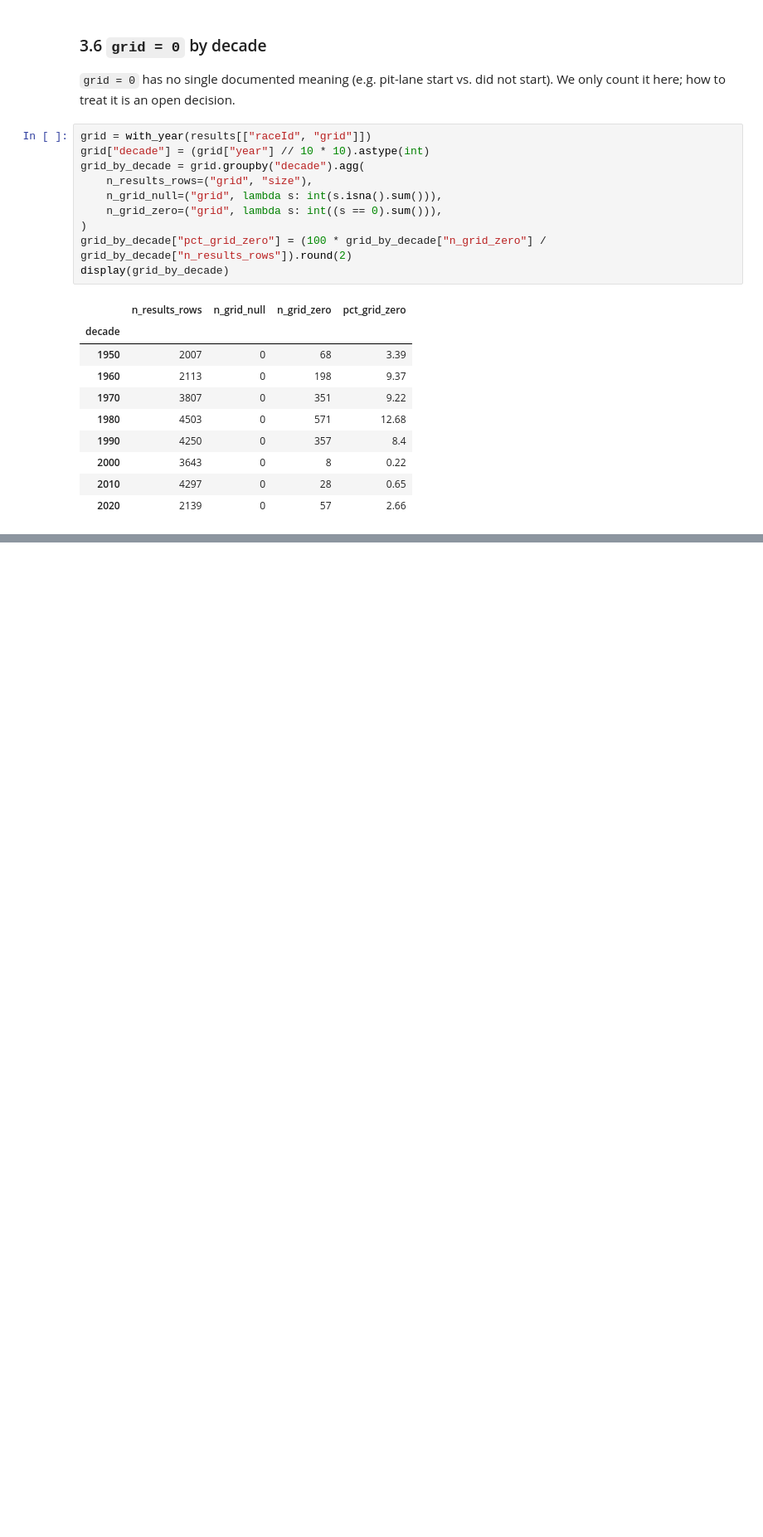
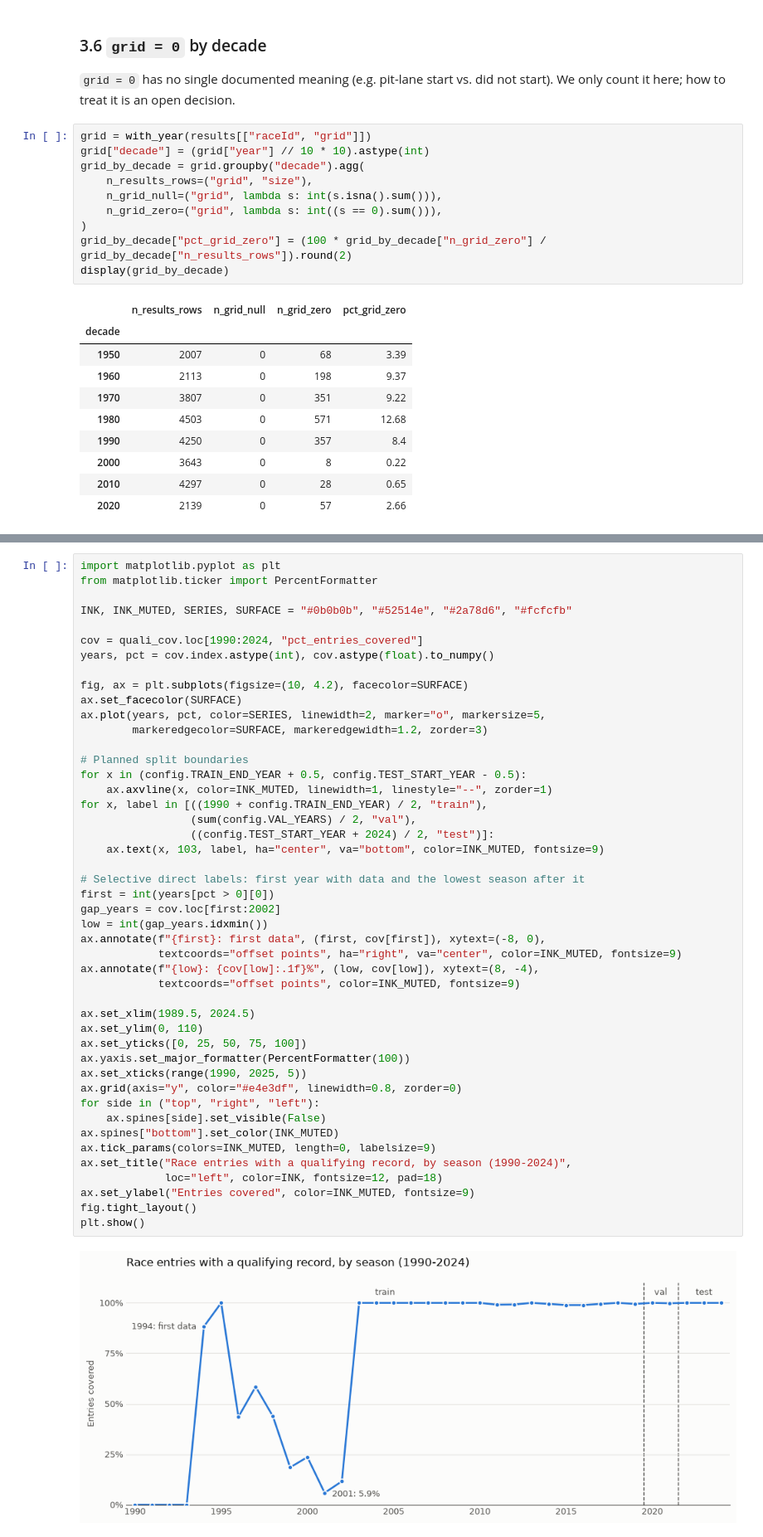
Before and after one commit to YShimy/f1-podium, a Jupyter notebook: notebooks/milestone1.ipynb, the cells around one changed output, grey strips where cells are left out. Shown at 83% size. Cells and saved outputs as stored; diff of their text form; blank space fills up the shorter version.

Commit message:
Add audit follow-ups: grid = 0 cross-tabs, duplicate-pair patterns, qualifying coverage plot
Co-Authored-By: Claude Opus 5.5 <noreply@anthropic.com>

```diff
--- a/notebooks/milestone1.ipynb
+++ b/notebooks/milestone1.ipynb
@@ -391,0 +614,48 @@ display(grid_by_decade)
+# %%
+import matplotlib.pyplot as plt
+from matplotlib.ticker import PercentFormatter
+
+INK, INK_MUTED, SERIES, SURFACE = "#0b0b0b", "#52514e", "#2a78d6", "#fcfcfb"
+
+cov = quali_cov.loc[1990:2024, "pct_entries_covered"]
+years, pct = cov.index.astype(int), cov.astype(float).to_numpy()
+
+fig, ax = plt.subplots(figsize=(10, 4.2), facecolor=SURFACE)
+ax.set_facecolor(SURFACE)
+ax.plot(years, pct, color=SERIES, linewidth=2, marker="o", markersize=5,
+        markeredgecolor=SURFACE, markeredgewidth=1.2, zorder=3)
+
+# Planned split boundaries
+for x in (config.TRAIN_END_YEAR + 0.5, config.TEST_START_YEAR - 0.5):
+    ax.axvline(x, color=INK_MUTED, linewidth=1, linestyle="--", zorder=1)
+for x, label in [((1990 + config.TRAIN_END_YEAR) / 2, "train"),
+                 (sum(config.VAL_YEARS) / 2, "val"),
+                 ((config.TEST_START_YEAR + 2024) / 2, "test")]:
+    ax.text(x, 103, label, ha="center", va="bottom", color=INK_MUTED, fontsize=9)
+
+# Selective direct labels: first year with data and the lowest season after it
+first = int(years[pct > 0][0])
+gap_years = cov.loc[first:2002]
+low = int(gap_years.idxmin())
+ax.annotate(f"{first}: first data", (first, cov[first]), xytext=(-8, 0),
+            textcoords="offset points", ha="right", va="center", color=INK_MUTED, fontsize=9)
+ax.annotate(f"{low}: {cov[low]:.1f}%", (low, cov[low]), xytext=(8, -4),
+            textcoords="offset points", color=INK_MUTED, fontsize=9)
+
+ax.set_xlim(1989.5, 2024.5)
+ax.set_ylim(0, 110)
+ax.set_yticks([0, 25, 50, 75, 100])
+ax.yaxis.set_major_formatter(PercentFormatter(100))
+ax.set_xticks(range(1990, 2025, 5))
+ax.grid(axis="y", color="#e4e3df", linewidth=0.8, zorder=0)
+for side in ("top", "right", "left"):
+    ax.spines[side].set_visible(False)
+ax.spines["bottom"].set_color(INK_MUTED)
+ax.tick_params(colors=INK_MUTED, length=0, labelsize=9)
+ax.set_title("Race entries with a qualifying record, by season (1990-2024)",
+             loc="left", color=INK, fontsize=12, pad=18)
+ax.set_ylabel("Entries covered", color=INK_MUTED, fontsize=9)
+fig.tight_layout()
+plt.show()
+# %% [output]
+[figure, added]
```
Also changed, not shown: parts of 16 cells of this notebook.
